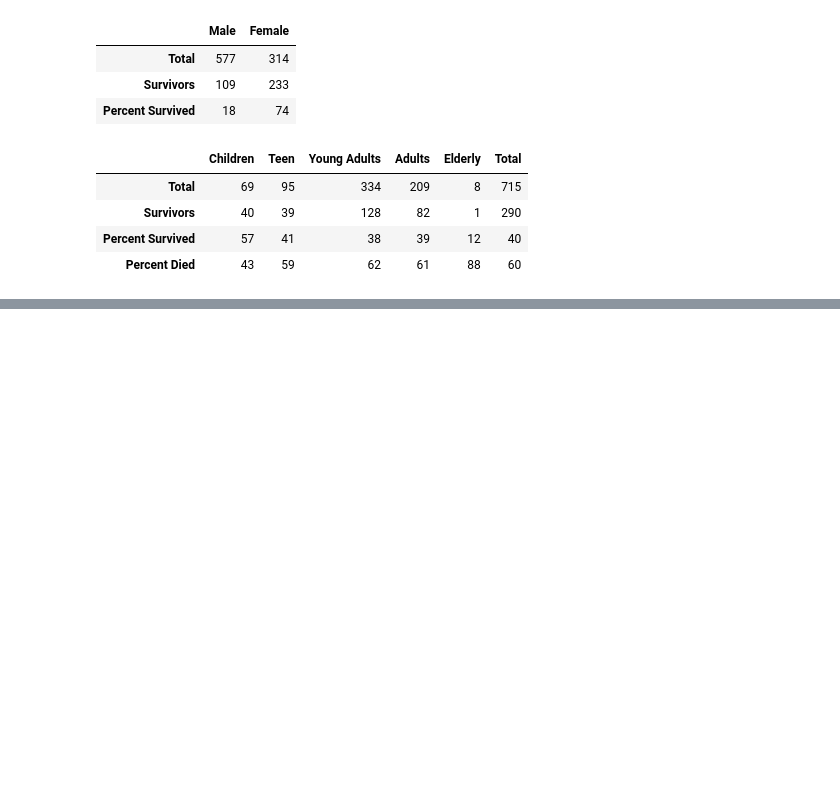
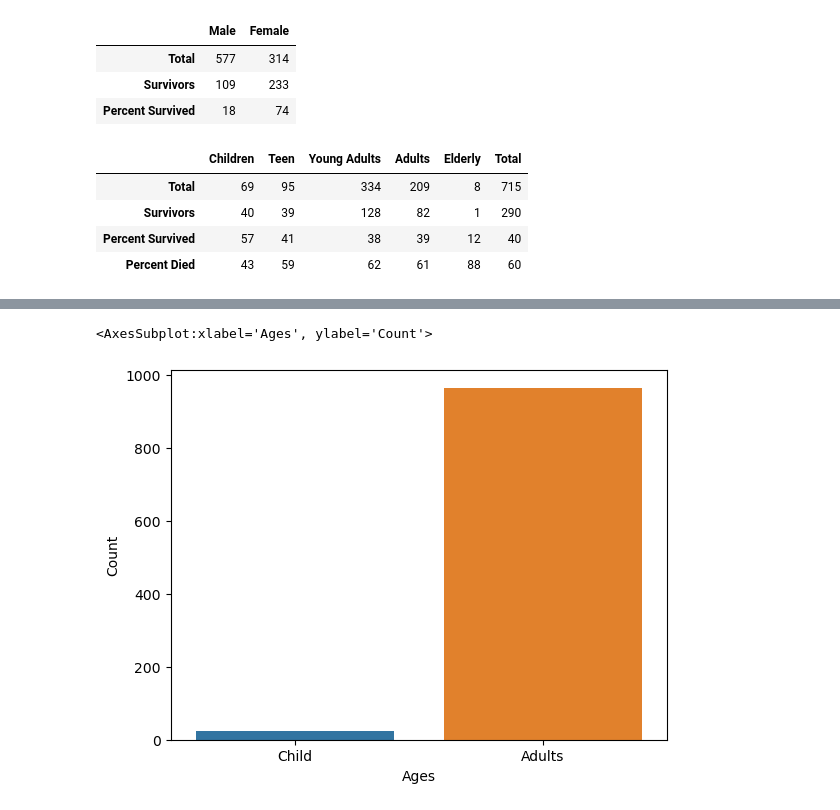
Before and after one commit to FlipBrooke/AI, a Jupyter notebook: Semester 1/Titanic/Titanic.ipynb, the cells around one changed output, grey strips where cells are left out. Drawn from its saved outputs; the diff is of its cells as text; code cells hidden in the pictures; blank space fills up the shorter version.

```diff
--- a/Semester 1/Titanic/Titanic.ipynb
+++ b/Semester 1/Titanic/Titanic.ipynb
@@ -208,0 +213,13 @@ NameError: name 'sns' is not defined
+# %%
+dfE = pd.read_csv("estonia.csv")
+ageGroups = {"Ages":["Child","Adults"], "Count":[0, 0]}
+for person in dfE["Age"]:
+    if person < 18:
+        ageGroups["Count"][0] += 1
+    else:
+        ageGroups["Count"][1] += 1
+ageDf = pd.DataFrame(ageGroups)
+sns.barplot(x = "Ages", y = "Count", data=ageDf)
+# %% [output]
+<AxesSubplot:xlabel='Ages', ylabel='Count'>
+[figure, added]
```
Also changed, not shown: parts of 2 cells of this notebook, 2 other files.
